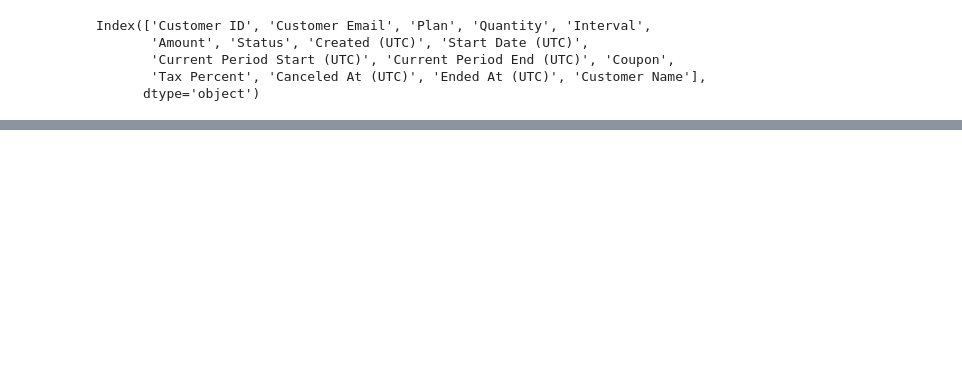
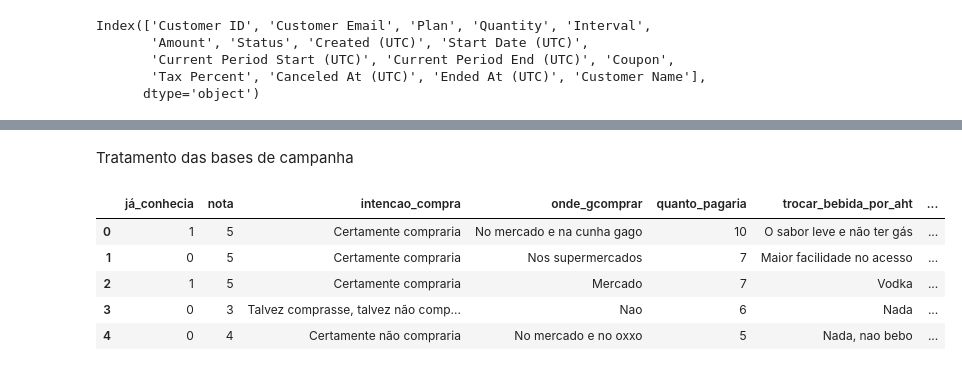
Before and after one commit to Leonardo0liveira/Projeto-BI, a Jupyter notebook: preparacao/preparacao.ipynb, the cells around one changed output, grey strips where cells are left out. Drawn from its saved outputs; the diff is of its cells as text; code cells hidden in the pictures; blank space fills up the shorter version.

```diff
--- a/preparacao/preparacao.ipynb
+++ b/preparacao/preparacao.ipynb
@@ -200,0 +248,11 @@ Tratamento da base de
+# %% [markdown]
+Tratamento das bases de campanha
+# %%
+campanha_AHT.head(5)
+# %% [output]
+|  | já_conhecia | nota | intencao_compra | onde_gcomprar | quanto_pagaria | trocar_bebida_por_aht | ... |
+| 0 | 1 | 5 | Certamente compraria | No mercado e na cunha gago | 10 | O sabor leve e não ter gás | ... |
+| 1 | 0 | 5 | Certamente compraria | Nos supermercados | 7 | Maior facilidade no acesso | ... |
+| 2 | 1 | 5 | Certamente compraria | Mercado | 7 | Vodka | ... |
+| 3 | 0 | 3 | Talvez comprasse, talvez não comp... | Nao | 6 | Nada | ... |
+| 4 | 0 | 4 | Certamente não compraria | No mercado e no oxxo | 5 | Nada, nao bebo | ... |
```
Also changed, not shown: parts of 35 cells of this notebook, 1 other file.
